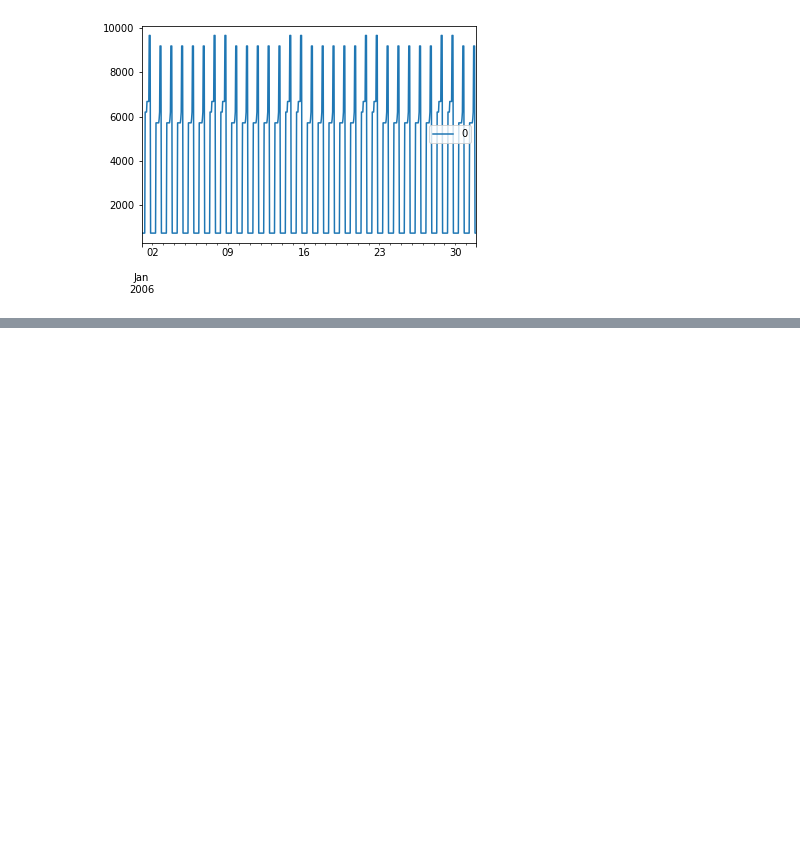
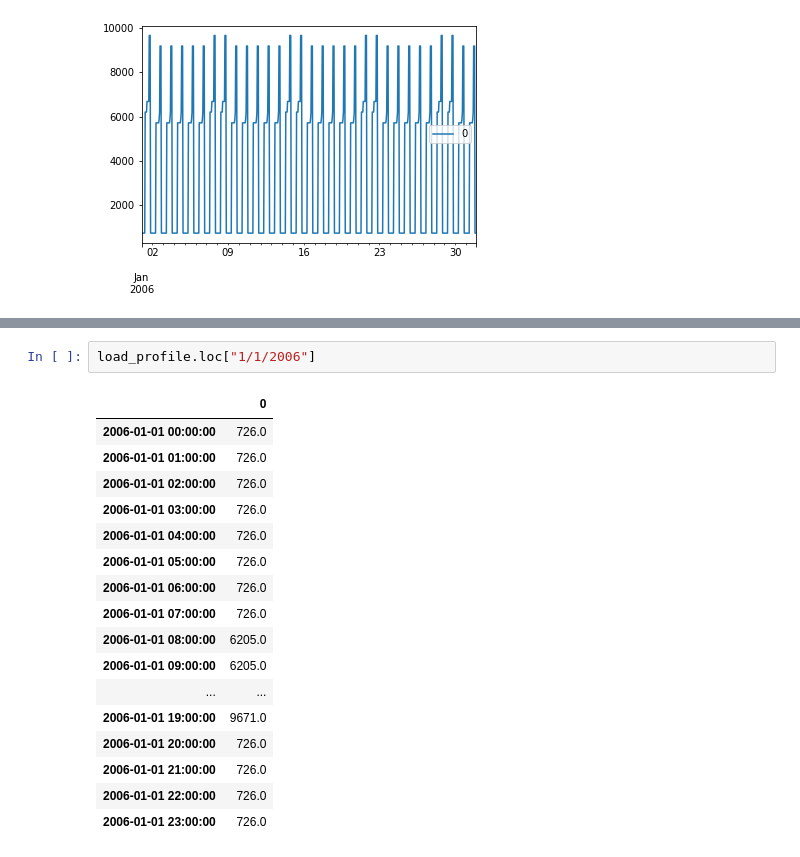
Before and after one commit to UW-GRID/PV_sizing, a Jupyter notebook: ipynb/custom_load_profile.ipynb, the cells around one changed output, grey strips where cells are left out. Drawn from its saved outputs; the diff is of its cells as text; blank space fills up the shorter version.

```diff
--- a/ipynb/custom_load_profile.ipynb
+++ b/ipynb/custom_load_profile.ipynb
@@ -100 +89,21 @@ Saturday     4
 dtype: int64
+# %%
+load_profile.loc["1/1/2006"]
+# %% [output]
+|  | 0 |
+| 2006-01-01 00:00:00 | 726.0 |
+| 2006-01-01 01:00:00 | 726.0 |
+| 2006-01-01 02:00:00 | 726.0 |
+| 2006-01-01 03:00:00 | 726.0 |
+| 2006-01-01 04:00:00 | 726.0 |
+| 2006-01-01 05:00:00 | 726.0 |
+| 2006-01-01 06:00:00 | 726.0 |
+| 2006-01-01 07:00:00 | 726.0 |
+| 2006-01-01 08:00:00 | 6205.0 |
+| 2006-01-01 09:00:00 | 6205.0 |
+| ... | ... |
+| 2006-01-01 19:00:00 | 9671.0 |
+| 2006-01-01 20:00:00 | 726.0 |
+| 2006-01-01 21:00:00 | 726.0 |
+| 2006-01-01 22:00:00 | 726.0 |
+| 2006-01-01 23:00:00 | 726.0 |
```
Also changed, not shown: parts of 4 cells of this notebook, 1 other file.
